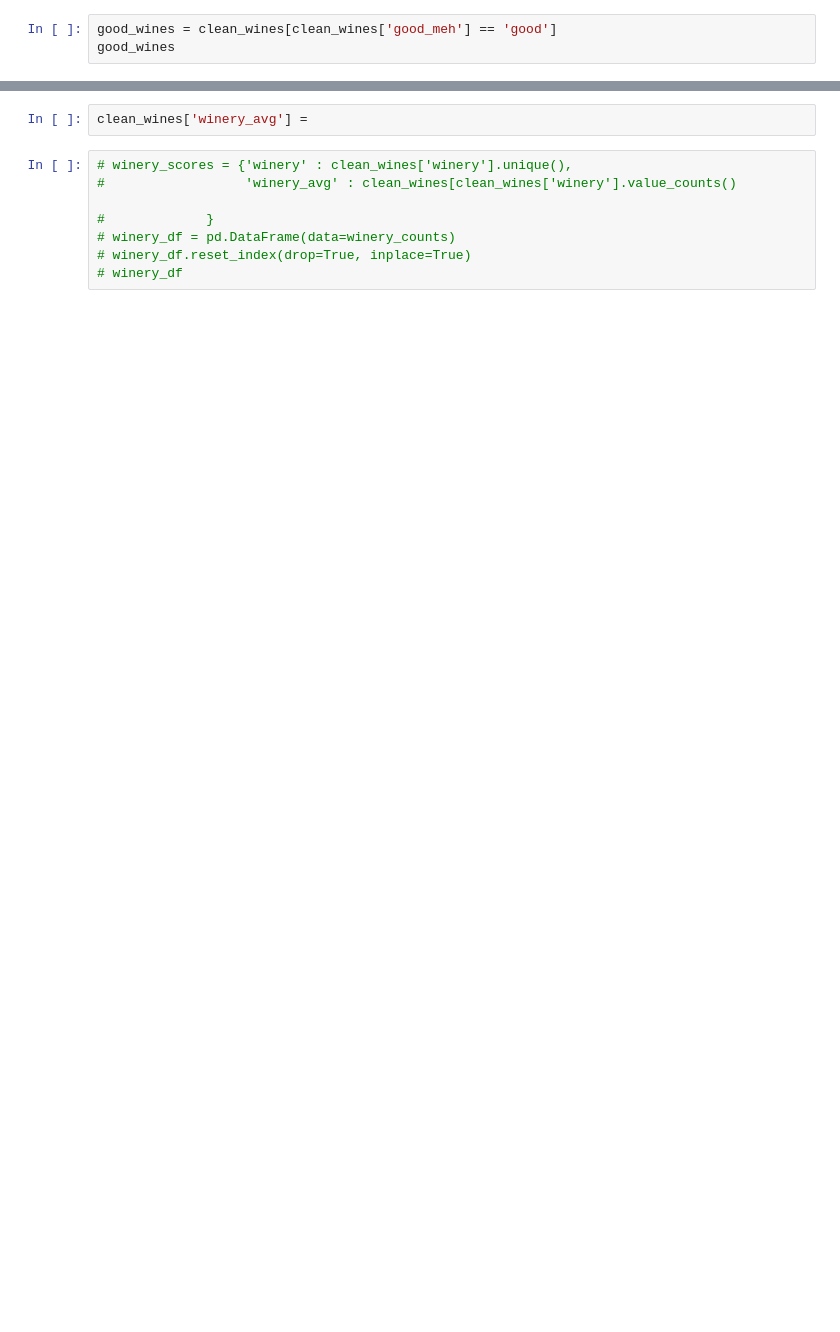
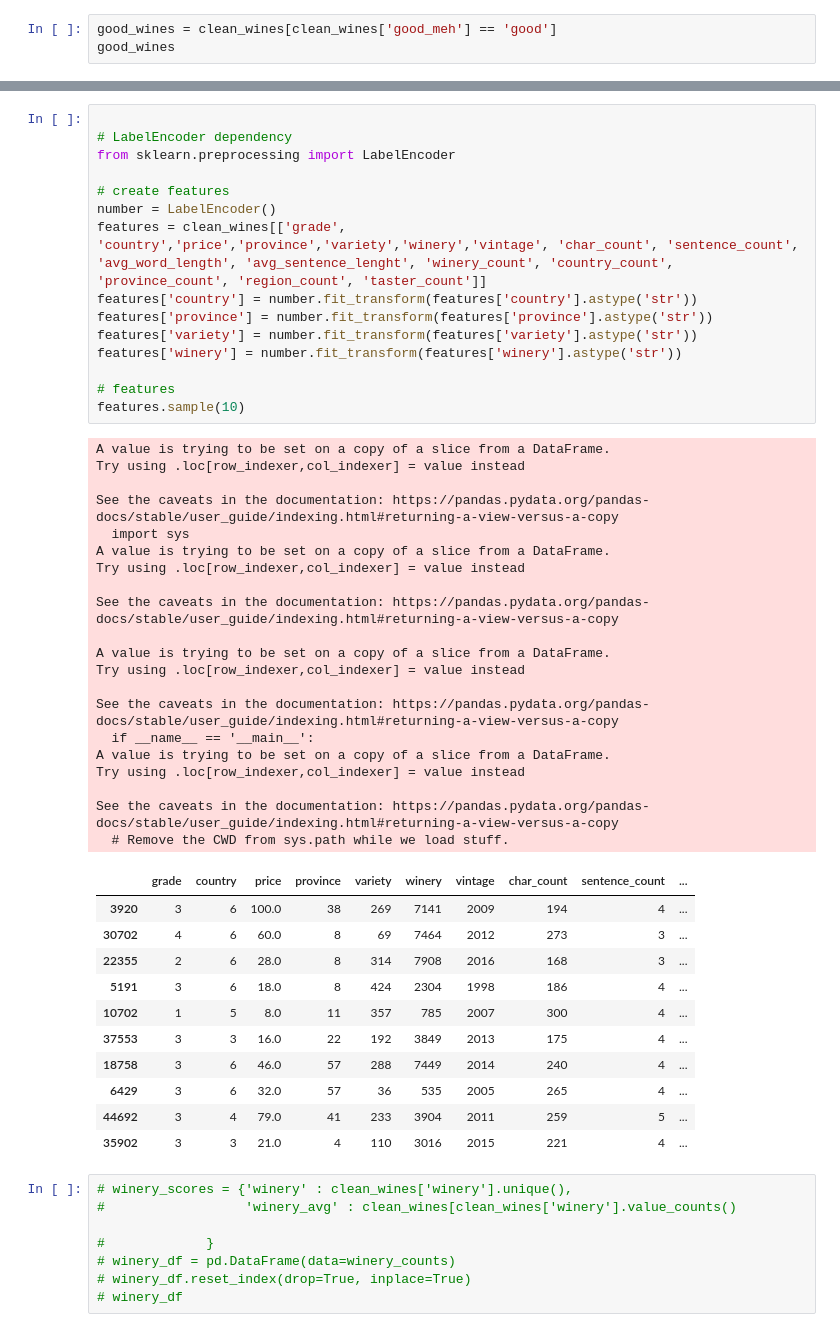
Before and after one commit to rahilanath/Final_Project, a Jupyter notebook: neural_model.ipynb, the cells around one changed output, grey strips where cells are left out. Cells and saved outputs as stored; diff of their text form; blank space fills up the shorter version.

```diff
--- a/neural_model.ipynb
+++ b/neural_model.ipynb
@@ -125,5 +422,50 @@ clean_wines.sample(30)
-# %%
-clean_wines['winery_avg'] =
+# %%
+
+# LabelEncoder dependency
+from sklearn.preprocessing import LabelEncoder
+
+# create features
+number = LabelEncoder()
+features = clean_wines[['grade', 'country','price','province','variety','winery','vintage', 'char_count', 'sentence_count', 'avg_word_length', 'avg_sentence_lenght', 'winery_count', 'country_count', 'province_count', 'region_count', 'taster_count']]
+features['country'] = number.fit_transform(features['country'].astype('str'))
+features['province'] = number.fit_transform(features['province'].astype('str'))
+features['variety'] = number.fit_transform(features['variety'].astype('str'))
+features['winery'] = number.fit_transform(features['winery'].astype('str'))
+
+# features
+features.sample(10)
+# %% [output]
+A value is trying to be set on a copy of a slice from a DataFrame.
+Try using .loc[row_indexer,col_indexer] = value instead
+
+See the caveats in the documentation: https://pandas.pydata.org/pandas-docs/stable/user_guide/indexing.html#returning-a-view-versus-a-copy
+  import sys
+A value is trying to be set on a copy of a slice from a DataFrame.
+Try using .loc[row_indexer,col_indexer] = value instead
+
+See the caveats in the documentation: https://pandas.pydata.org/pandas-docs/stable/user_guide/indexing.html#returning-a-view-versus-a-copy
+
+A value is trying to be set on a copy of a slice from a DataFrame.
+Try using .loc[row_indexer,col_indexer] = value instead
+
+See the caveats in the documentation: https://pandas.pydata.org/pandas-docs/stable/user_guide/indexing.html#returning-a-view-versus-a-copy
+  if __name__ == '__main__':
+A value is trying to be set on a copy of a slice from a DataFrame.
+Try using .loc[row_indexer,col_indexer] = value instead
+
+See the caveats in the documentation: https://pandas.pydata.org/pandas-docs/stable/user_guide/indexing.html#returning-a-view-versus-a-copy
+  # Remove the CWD from sys.path while we load stuff.
+|  | grade | country | price | province | variety | winery | vintage | char_count | sentence_count | ... |
+| 3920 | 3 | 6 | 100.0 | 38 | 269 | 7141 | 2009 | 194 | 4 | ... |
+| 30702 | 4 | 6 | 60.0 | 8 | 69 | 7464 | 2012 | 273 | 3 | ... |
+| 22355 | 2 | 6 | 28.0 | 8 | 314 | 7908 | 2016 | 168 | 3 | ... |
+| 5191 | 3 | 6 | 18.0 | 8 | 424 | 2304 | 1998 | 186 | 4 | ... |
+| 10702 | 1 | 5 | 8.0 | 11 | 357 | 785 | 2007 | 300 | 4 | ... |
+| 37553 | 3 | 3 | 16.0 | 22 | 192 | 3849 | 2013 | 175 | 4 | ... |
+| 18758 | 3 | 6 | 46.0 | 57 | 288 | 7449 | 2014 | 240 | 4 | ... |
+| 6429 | 3 | 6 | 32.0 | 57 | 36 | 535 | 2005 | 265 | 4 | ... |
+| 44692 | 3 | 4 | 79.0 | 41 | 233 | 3904 | 2011 | 259 | 5 | ... |
+| 35902 | 3 | 3 | 21.0 | 4 | 110 | 3016 | 2015 | 221 | 4 | ... |
 # %%
 # winery_scores = {'winery' : clean_wines['winery'].unique(),
 #                  'winery_avg' : clean_wines[clean_wines['winery'].value_counts()
```
Also changed, not shown: parts of 51 cells of this notebook, 2 other files.
